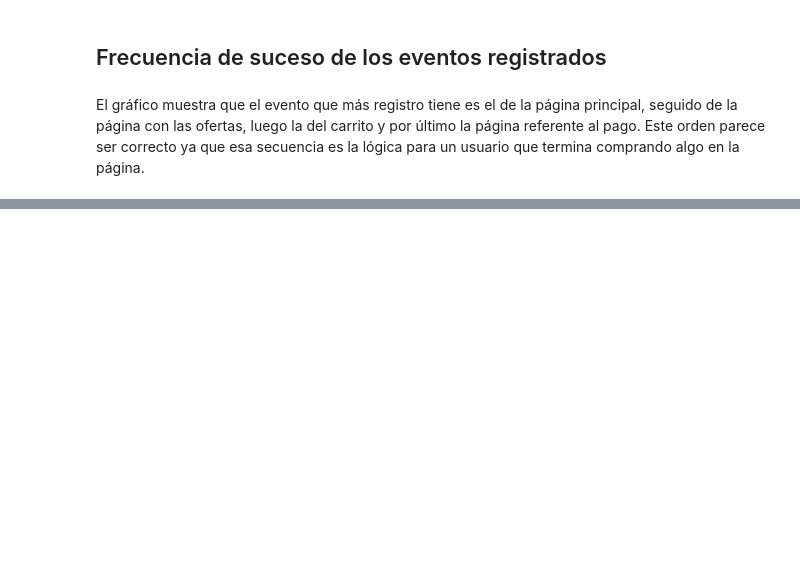
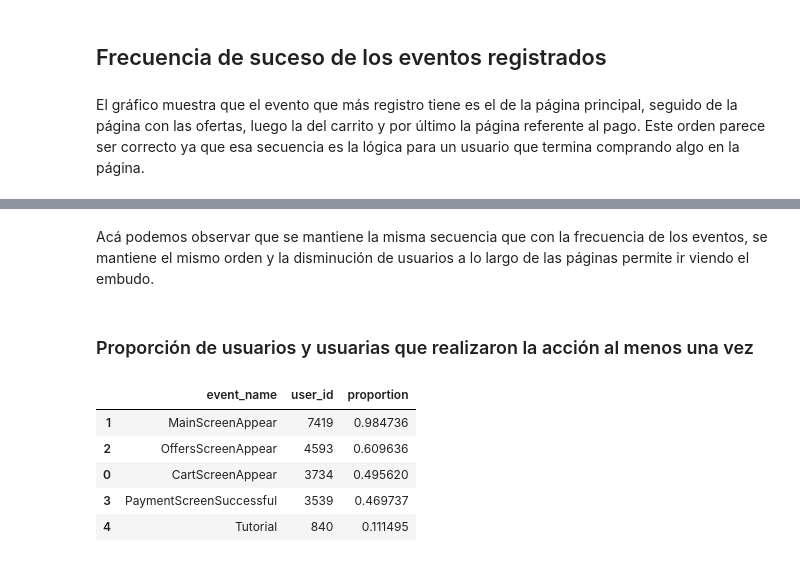
Before and after one commit to BCascante/An-lisis-a-comportamiento-de-usuarios-, a Jupyter notebook: Proyecto Integrado 2.ipynb, the cells around one changed output, grey strips where cells are left out. Saved outputs shown, nothing was run; the diff lists cells and outputs as text; code cells hidden in the pictures; blank space fills up the shorter version.

```diff
--- a/Proyecto Integrado 2.ipynb
+++ b/Proyecto Integrado 2.ipynb
@@ -283,3 +285,8 @@ Se decidió crear un df con esta información con la idea de que podría ser út
+# %%
+# Actualizar cantidad total de eventos
+total_events = filtered_events['event_name'].count()
+# Actualizar cantidad total de usuarios
+total_users = filtered_events['user_id'].nunique()
 # %% [markdown]
 ## Frecuencia de suceso de los eventos registrados
 # %%
@@ -325,0 +309,5 @@ Name: count, dtype: int64
+# %%
+# Calcular la cantidad usuarios que participaron en cada evento
+# Guardarlo en la variable 'users_per_event'
+users_per_event = filtered_events.groupby('event_name',as_index=False).agg({'user_id':'nunique'}).sort_values(by='user_id', ascending=False)
+users_per_event
@@ -325,0 +322,16 @@ Name: count, dtype: int64
+# %% [markdown]
+Acá podemos observar que se mantiene la misma secuencia que con la frecuencia de los eventos, se mantiene el mismo orden y la disminución de usuarios a lo largo de las páginas permite ir viendo el embudo.
+# %% [markdown]
+### Proporción de usuarios y usuarias que realizaron la acción al menos una vez
+# %%
+# Calcular la proporción de usuarios y usuarias que realizaron cada acción al menos una vez
+users_per_event['proportion'] = users_per_event['user_id'] / total_users
+
+users_per_event
+# %% [output]
+|  | event_name | user_id | proportion |
+| 1 | MainScreenAppear | 7419 | 0.984736 |
+| 2 | OffersScreenAppear | 4593 | 0.609636 |
+| 0 | CartScreenAppear | 3734 | 0.495620 |
+| 3 | PaymentScreenSuccessful | 3539 | 0.469737 |
+| 4 | Tutorial | 840 | 0.111495 |
```
Also changed, not shown: parts of 19 cells of this notebook.
